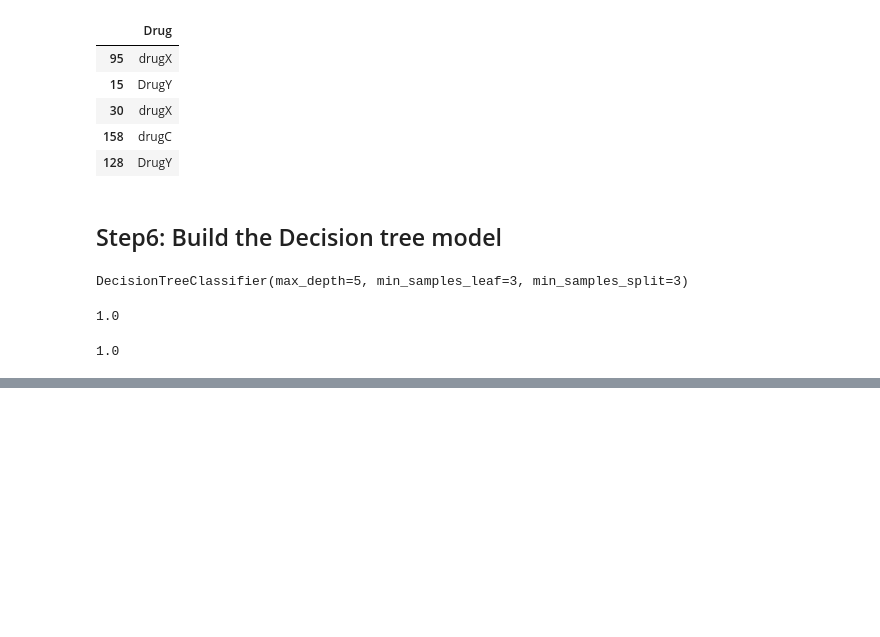
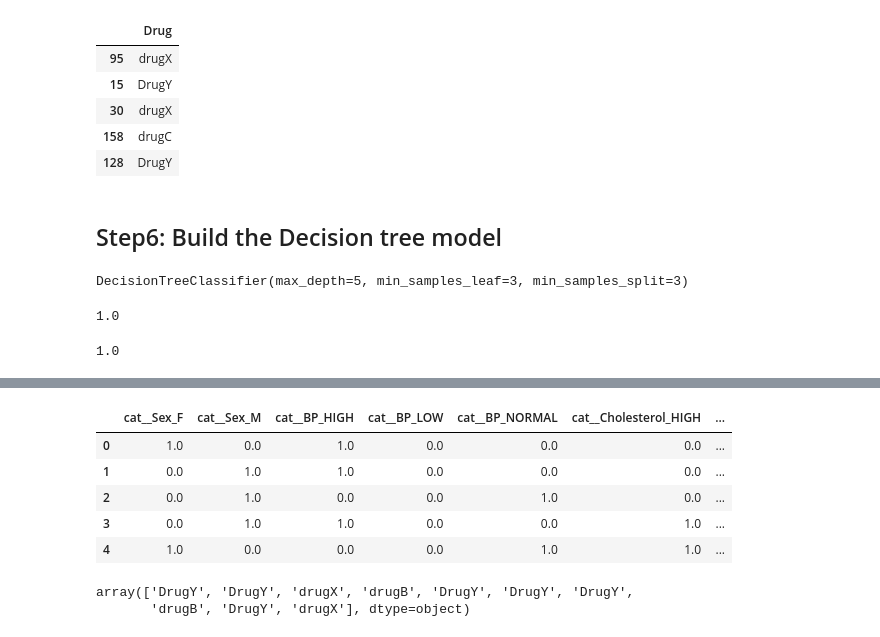
Before and after one commit to Akshay8055143/Machine_Learning_1418, a Jupyter notebook: Decision Trees/Decision Trees Classifier.ipynb, the cells around one changed output, grey strips where cells are left out. Cells and saved outputs as stored; diff of their text form; code cells hidden in the pictures; blank space fills up the shorter version.

```diff
--- a/Decision Trees/Decision Trees Classifier.ipynb
+++ b/Decision Trees/Decision Trees Classifier.ipynb
@@ -217,0 +370,4 @@ dtc.score(xtest,ytest)
+# %%
+path2 = r'https://raw.githubusercontent.com/sindhura-nk/Datasets/refs/heads/main/DrugTest.csv'
+xnew = pd.read_csv(path2)
+xnew.head()
@@ -217,0 +397,10 @@ dtc.score(xtest,ytest)
+# %%
+xnew_pre = pre.transform(xnew)
+xnew_pre.head()
+# %% [output]
+|  | cat__Sex_F | cat__Sex_M | cat__BP_HIGH | cat__BP_LOW | cat__BP_NORMAL | cat__Cholesterol_HIGH | ... |
+| 0 | 1.0 | 0.0 | 1.0 | 0.0 | 0.0 | 0.0 | ... |
+| 1 | 0.0 | 1.0 | 1.0 | 0.0 | 0.0 | 0.0 | ... |
+| 2 | 0.0 | 1.0 | 0.0 | 0.0 | 1.0 | 0.0 | ... |
+| 3 | 0.0 | 1.0 | 1.0 | 0.0 | 0.0 | 1.0 | ... |
+| 4 | 1.0 | 0.0 | 0.0 | 0.0 | 1.0 | 1.0 | ... |
@@ -217,0 +409,5 @@ dtc.score(xtest,ytest)
+# %%
+drug_predicted[:10]
+# %% [output]
+array(['DrugY', 'DrugY', 'drugX', 'drugB', 'DrugY', 'DrugY', 'DrugY',
+       'drugB', 'DrugY', 'drugX'], dtype=object)
```
Also changed, not shown: parts of 36 cells of this notebook, 1 other file.
